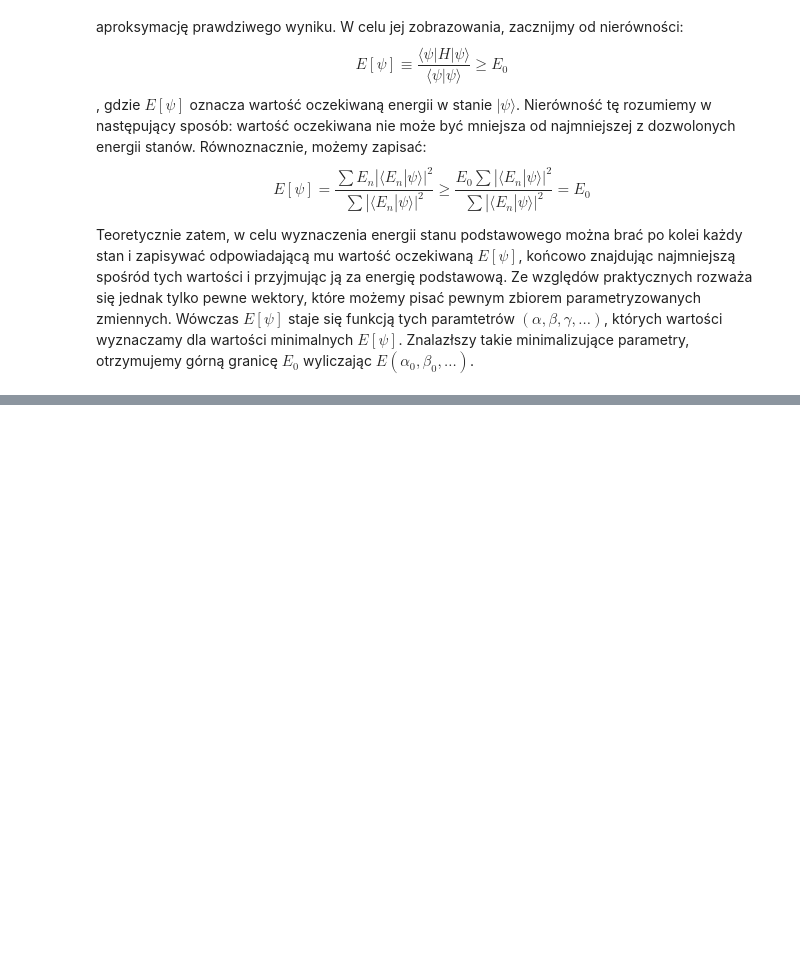
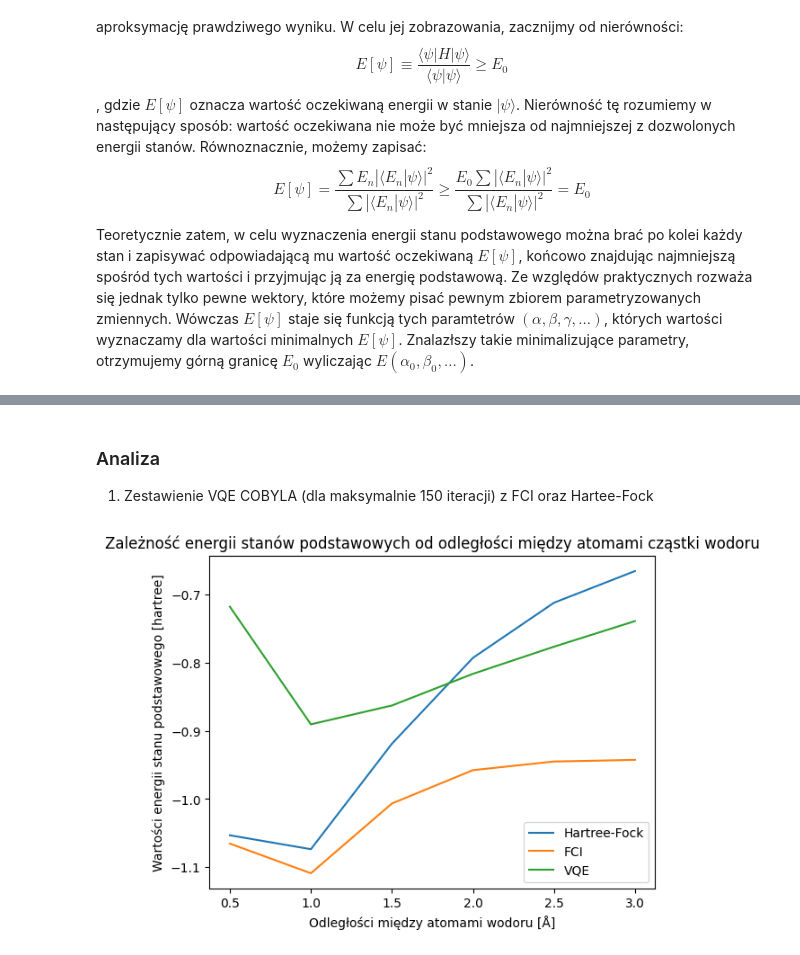
Before and after one commit to tyduszkaszok/VQE-notebook, a Jupyter notebook: VQE_project.ipynb, the cells around one changed output, grey strips where cells are left out. Cells and saved outputs as stored; diff of their text form; code cells hidden in the pictures; blank space fills up the shorter version.

```diff
--- a/VQE_project.ipynb
+++ b/VQE_project.ipynb
@@ -68,0 +241,6 @@ Niestety nie wiemy, jak bardzo bliskie są $E_0$ i $E(\alpha_{0})$. Jakość nas
+# %%
+def cost_func(params, ansatz, H, estimator): # argumenty: params - losowe wartości x0, estimator - obiekt liczący wartość oczekiwaną Hamiltonianu
+    pub = (ansatz, [H], [params])
+    result = estimator.run(pubs=[pub]).result()
+    energy = result[0].data.evs[0]
+    return energy
@@ -68,0 +291,2 @@ Niestety nie wiemy, jak bardzo bliskie są $E_0$ i $E(\alpha_{0})$. Jakość nas
+# %%
+hamiltonian_isas = [H.apply_layout(ansatz_isa.layout) for H in Hs] # oraz dostosowujemy Hamiltoniany pod nowy obwód
@@ -68,0 +296,41 @@ Niestety nie wiemy, jak bardzo bliskie są $E_0$ i $E(\alpha_{0})$. Jakość nas
+# %%
+from scipy.optimize import minimize
+
+backend_sim = AerSimulator.from_backend(backend)
+estimator = BackendEstimatorV2(backend=backend_sim)
+
+ress_real = []
+energy_evolutions_real = []
+
+for x0, hamiltonian_isa in zip(x0s, hamiltonian_isas):
+    energy_evolution = []
+    res = minimize(
+        cost_func,
+        x0,
+        args=(ansatz_isa, hamiltonian_isa, estimator),
+        method="COBYLA",
+        options={"maxiter": 150},
+        callback=lambda xk: energy_evolution.append(cost_func(xk, ansatz_isa, hamiltonian_isa, estimator))
+    )
+
+
+    energy_evolutions_real.append(energy_evolution)
+    ress_real.append(res)
+# %% [markdown]
+### Analiza ###
+1. Zestawienie VQE COBYLA (dla maksymalnie 150 iteracji) z FCI oraz Hartee-Fock <br>
+# %%
+import matplotlib.pyplot as plt
+
+nuclear_energies = [mf.energy_nuc() for mf in mfs]
+
+plt.plot(distances, E1, label="Hartree-Fock")
+plt.plot(distances, E2, label="FCI")
+plt.plot(distances, [getattr(res, "fun") - ne for res, ne in zip(ress_real, nuclear_energies)], label="VQE")
+plt.xlabel("Odległości między atomami wodoru [Å]")
+plt.ylabel("Wartości energii stanu podstawowego [hartree]")
+plt.title("Zależność energii stanów podstawowych od odległości między atomami cząstki wodoru")
+plt.legend()
+plt.show()
+# %% [output]
+[figure, added]
```
Also changed, not shown: parts of 24 cells of this notebook.
